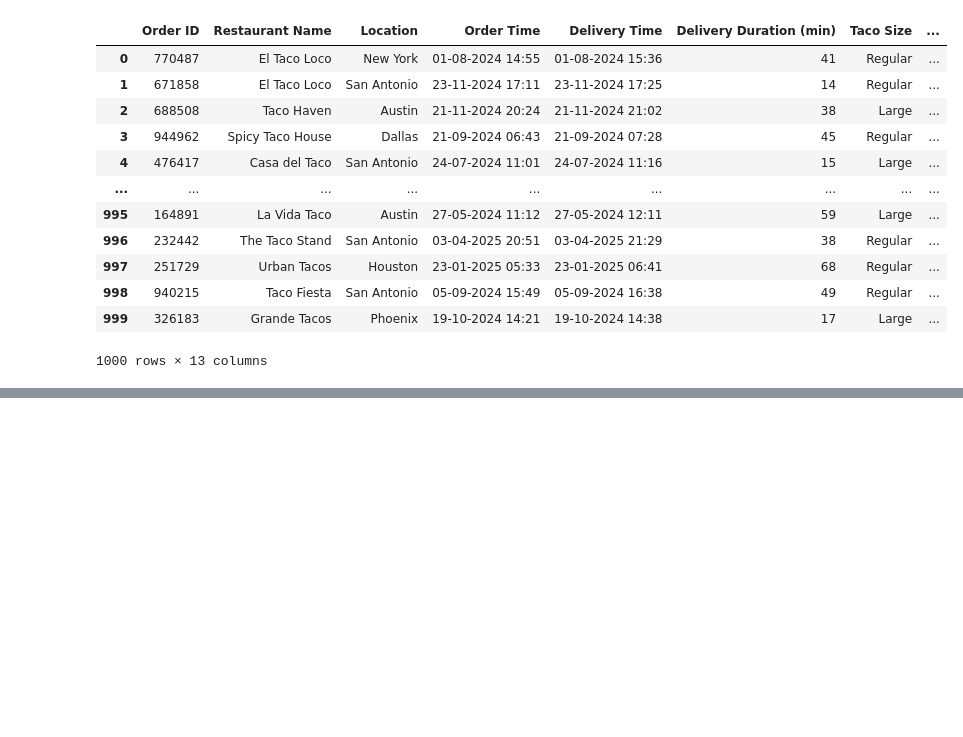
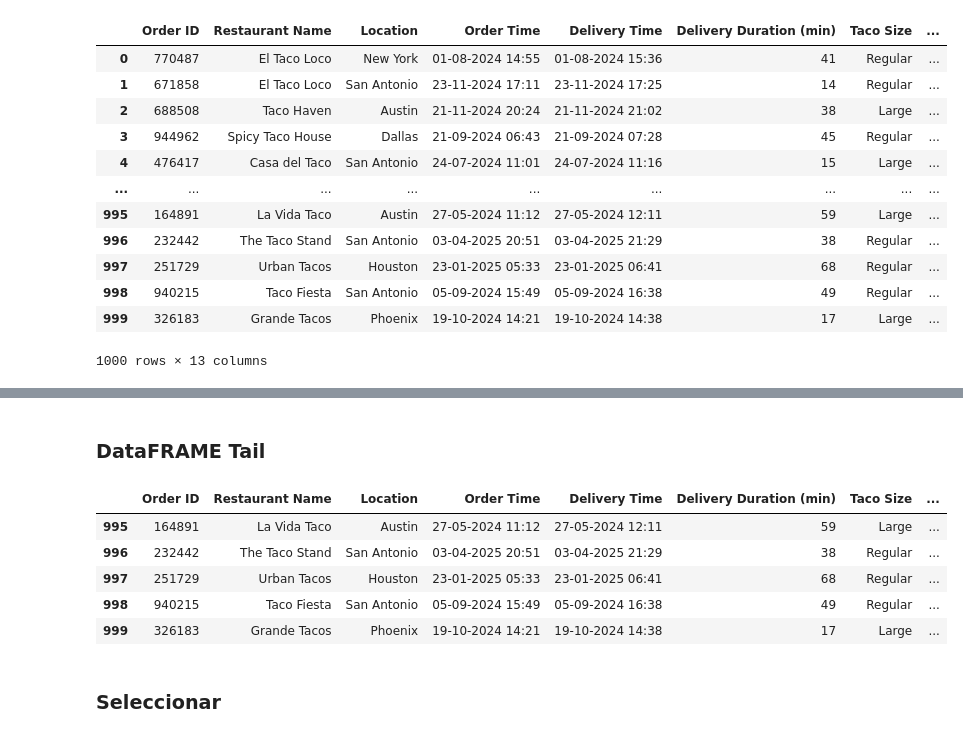
Before and after one commit to buitrekommando/mineriaAIEP_02, a Jupyter notebook: notebooks/notebookTacosTest_01.ipynb, the cells around one changed output, grey strips where cells are left out. Cells and saved outputs as stored; diff of their text form; code cells hidden in the pictures; blank space fills up the shorter version.

```diff
--- a/notebooks/notebookTacosTest_01.ipynb
+++ b/notebooks/notebookTacosTest_01.ipynb
@@ -21 +41,14 @@ data
+# %% [markdown]
+### DataFRAME Tail
+# %%
+df.tail()
+# %% [output]
+|  | Order ID | Restaurant Name | Location | Order Time | Delivery Time | Delivery Duration (min) | Taco Size | ... |
+| 995 | 164891 | La Vida Taco | Austin | 27-05-2024 11:12 | 27-05-2024 12:11 | 59 | Large | ... |
+| 996 | 232442 | The Taco Stand | San Antonio | 03-04-2025 20:51 | 03-04-2025 21:29 | 38 | Regular | ... |
+| 997 | 251729 | Urban Tacos | Houston | 23-01-2025 05:33 | 23-01-2025 06:41 | 68 | Regular | ... |
+| 998 | 940215 | Taco Fiesta | San Antonio | 05-09-2024 15:49 | 05-09-2024 16:38 | 49 | Regular | ... |
+| 999 | 326183 | Grande Tacos | Phoenix | 19-10-2024 14:21 | 19-10-2024 14:38 | 17 | Large | ... |
+# %% [markdown]
+### Seleccionar
 # %%
```
Also changed, not shown: parts of 17 cells of this notebook, 1 other file.
